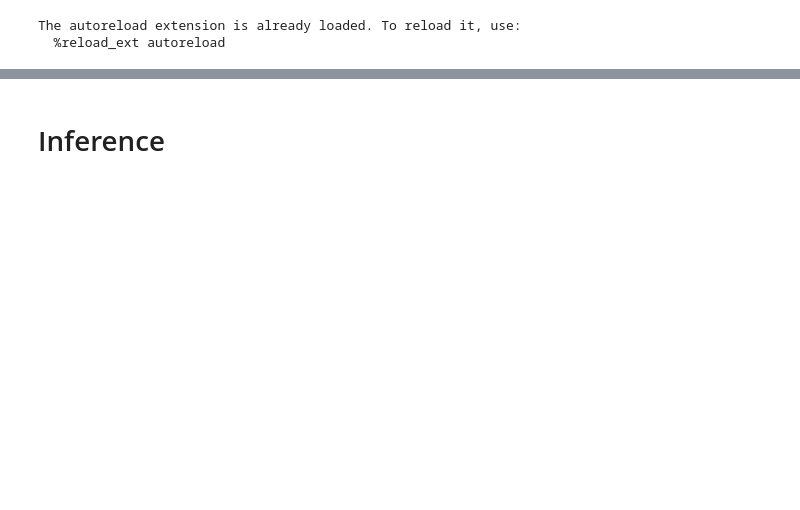
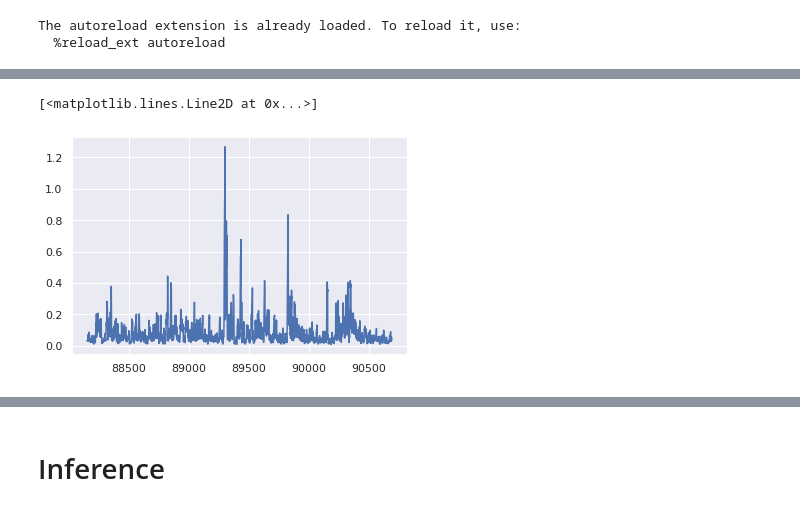
Before and after one commit to ajmal017/finance-4, a Jupyter notebook: train.ipynb, the cells around one changed output, grey strips where cells are left out. Cells and saved outputs as stored; diff of their text form; code cells hidden in the pictures; blank space fills up the shorter version.

```diff
--- a/train.ipynb
+++ b/train.ipynb
@@ -48,0 +69,5 @@ X, y = single_ticker(df, train_datetimes, np.timedelta64(1,'h'))
+# %%
+plt.plot(vals)
+# %% [output]
+[<matplotlib.lines.Line2D at 0x...>]
+[figure, added]
```
Also changed, not shown: parts of 40 cells of this notebook, 1 other file.
